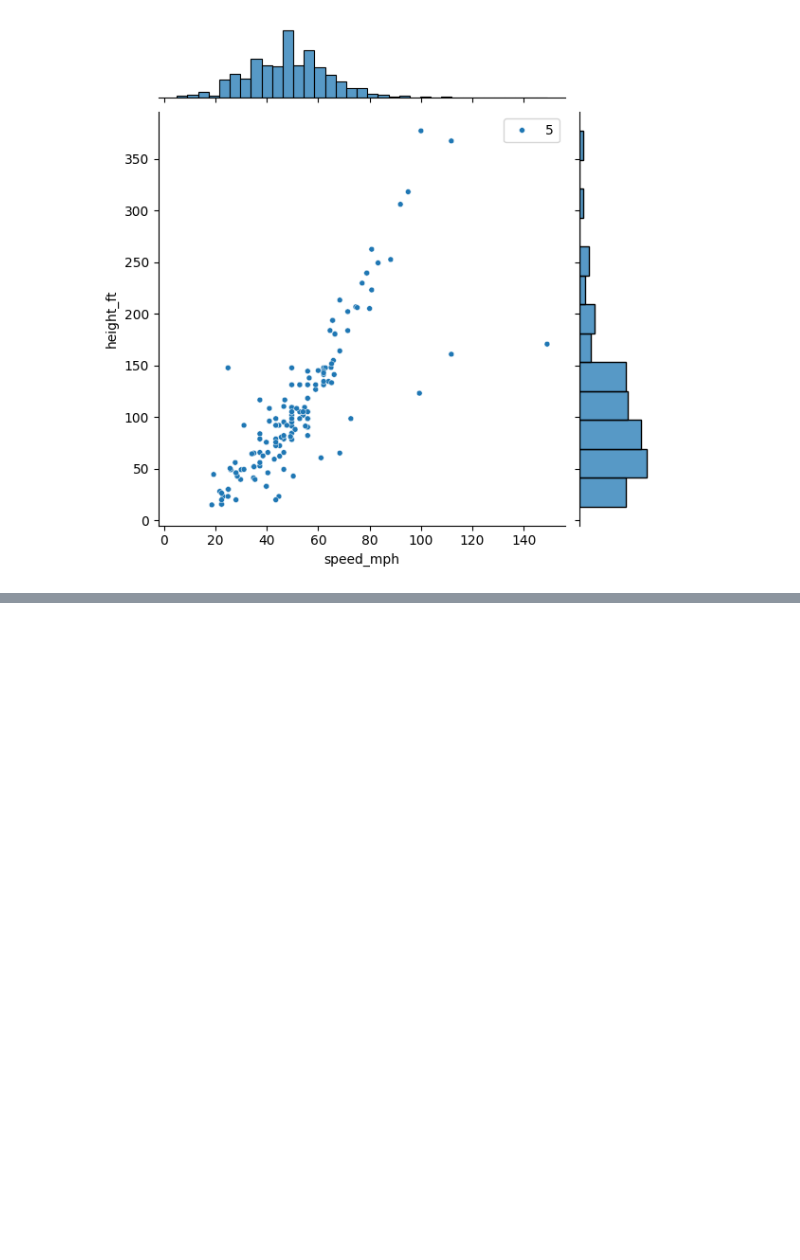
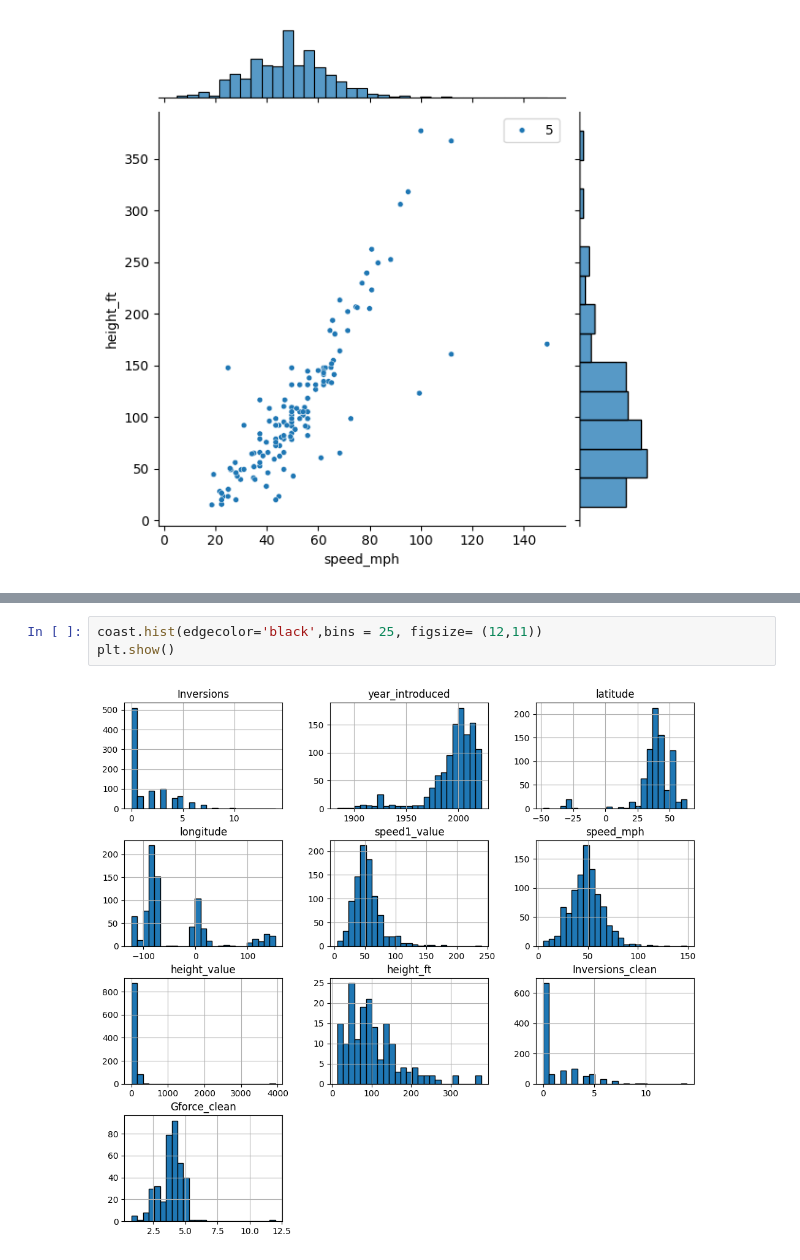
Before and after one commit to Jagadeeshkavuri1/ML_assignments, a Jupyter notebook: EDA.ipynb, the cells around one changed output, grey strips where cells are left out. Drawn from its saved outputs; the diff is of its cells as text; blank space fills up the shorter version.

```diff
--- a/EDA.ipynb
+++ b/EDA.ipynb
@@ -279,0 +265,5 @@ plt.show()
+# %%
+coast.hist(edgecolor='black',bins = 25, figsize= (12,11))
+plt.show()
+# %% [output]
+[figure, added]
```
Also changed, not shown: parts of 10 cells of this notebook.
